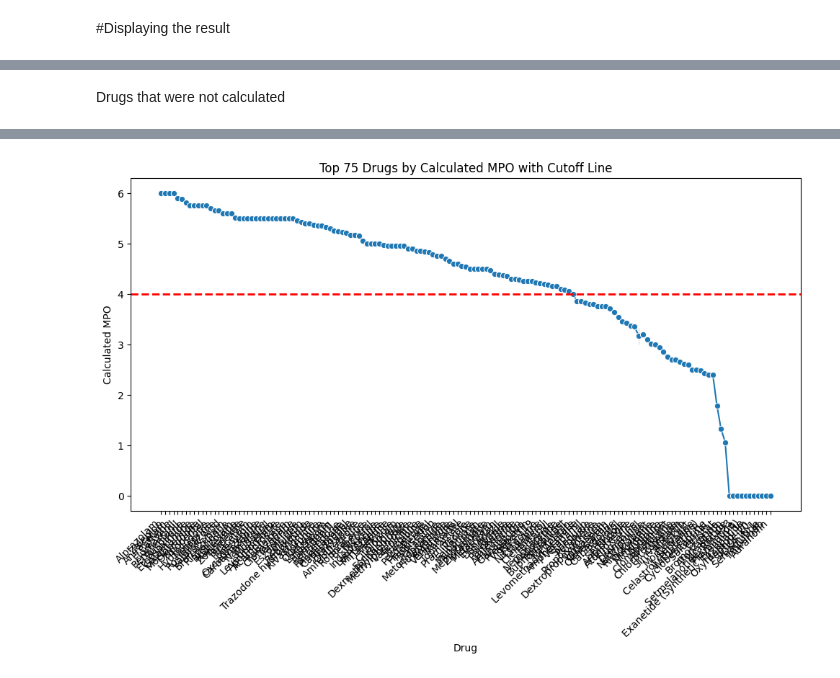
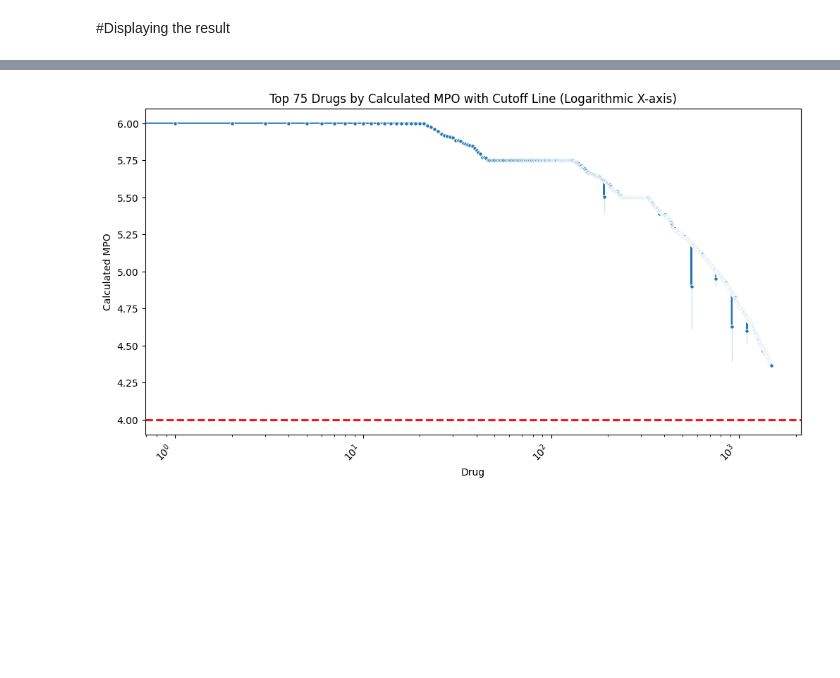
Before and after one commit to EdH66/multiparamater_optimisation, a Jupyter notebook: MPO_automatic_calculator.ipynb, the cells around one changed output, grey strips where cells are left out. Drawn from its saved outputs; the diff is of its cells as text; code cells hidden in the pictures; blank space fills up the shorter version.

```diff
--- a/MPO_automatic_calculator.ipynb
+++ b/MPO_automatic_calculator.ipynb
@@ -160,10 +158,13 @@ Calculate novel MPO Scores
 import pandas as pd
 
 # Define a custom function to calculate Calculated_MPO for each row
-def calculate_calculated_mpo(row):
+def calculate_new_mpo(row):
+    # Filter columns that start with "Normalized_"
+    normalized_cols = [col for col in row.index if col.startswith("Normalized_")]
+
     # Check if all columns in the row are not NaN
-    if not row[normalized_cols_6k].isnull().any():
-        return row[normalized_cols_6k].sum()
+    if not row[normalized_cols].isnull().any():
+        return row[normalized_cols].sum()
     else:
         return None
 
@@ -171,7 +172,7 @@ def calculate_calculated_mpo(row):
 initial_row_count = len(df_6k_curated)
 
 # Apply the custom function row-wise to calculate Calculated_MPO
-df_6k_curated['Calculated_MPO'] = df_6k_curated.apply(calculate_calculated_mpo, axis=1)
+df_6k_curated['Calculated_MPO'] = df_6k_curated.apply(calculate_new_mpo, axis=1)
 
 # Define the numeric columns you want to filter on
 numeric_columns = ['logp', 'TSA', 'mw', 'HBD', 'HBA', 'C_Basic pKa', 'Clogd']
@@ -190,11 +191,9 @@ df_6k_curated = df_6k_curated[columns_6k]
 
 # Count the number of rows with and without a Calculated_MPO score
 count_with_score = df_6k_curated['Calculated_MPO'].notnull().sum()
-count_without_score = df_6k_curated['Calculated_MPO'].isnull().sum()
 
 # Print the counts and the number of rows removed
 print("Number of rows with a Calculated_MPO score:", count_with_score)
-print("Number of rows without a Calculated_MPO score:", count_without_score)
 print("Number of rows removed during filtering:", rows_removed)
 
 # Define df_6k_curated_sorted as an empty DataFrame
@@ -207,6 +206,6 @@ df_6k_curated_sorted = df_6k_curated.sort_values(by='Calculated_MPO', ascending=
 print(df_6k_curated_sorted.head(15))
 
 # Export df_6k_curated to a CSV file
-df_6k_curated.to_csv('/content/drive/My Drive/Colab Notebooks/CMAP Drug Prediction/df_6k_curated_withMPO.csv', index=False)
+df_6k_curated_sorted.to_csv('/content/drive/My Drive/Colab Notebooks/CMAP Drug Prediction/df_6k_curated_withMPO.csv', index=False)
 # %% [output]
 Number of rows with a Calculated_MPO score: 3744
@@ -255,5 +230,3 @@ print(chemical_MPO_sorted.head(15))
-# %% [markdown]
-Drugs that were not calculated
 # %%
 !pip install seaborn
 # %% [output]
@@ -274,25 +247,28 @@ Requirement already satisfied: six>=1.5 in /usr/local/lib/python3.10/dist-packag
 # %%
 import seaborn as sns
 import matplotlib.pyplot as plt
 
 # Get the top 150 rows
-top_150 = chemical_MPO_sorted.head(150)
+top_150 = df_6k_curated_sorted.head(1500)
 
 # Create a line plot with dots for the top 25 calculated MPO values
 plt.figure(figsize=(12, 6))
-sns.lineplot(x=top_150['Drug'], y=top_150['Calculated_MPO'], marker='o')
+sns.lineplot(x=top_150['Drug'], y=top_150['Calculated_MPO'], marker='o', markersize=4)
 
 # Add a horizontal dotted red line as a cutoff at 4.0
 plt.axhline(4.0, color='red', linestyle='--', linewidth=2)
+
+# Set the x-axis to logarithmic scale
+plt.xscale('log')
 
 # Improve the plot aesthetics
 plt.xticks(rotation=45, ha='right')  # Rotate the drug names for readability
 plt.xlabel('Drug')
 plt.ylabel('Calculated MPO')
-plt.title('Top 75 Drugs by Calculated MPO with Cutoff Line')
+plt.title('Top 75 Drugs by Calculated MPO with Cutoff Line (Logarithmic X-axis)')
 plt.grid(False)
 
 # Display the plot
 plt.show()
 # %% [output]
-[figure, old version]
+[figure, new version]
```
Also changed, not shown: parts of 4 cells of this notebook.
